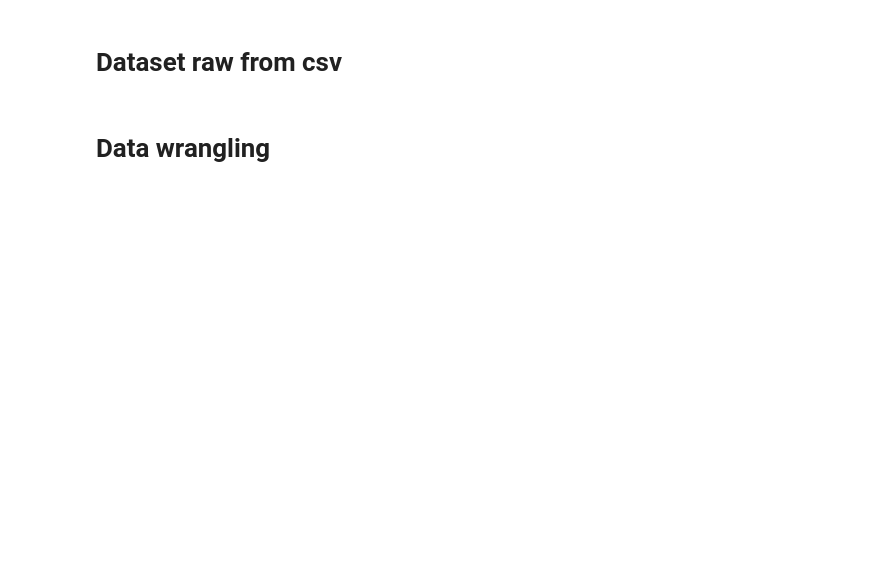
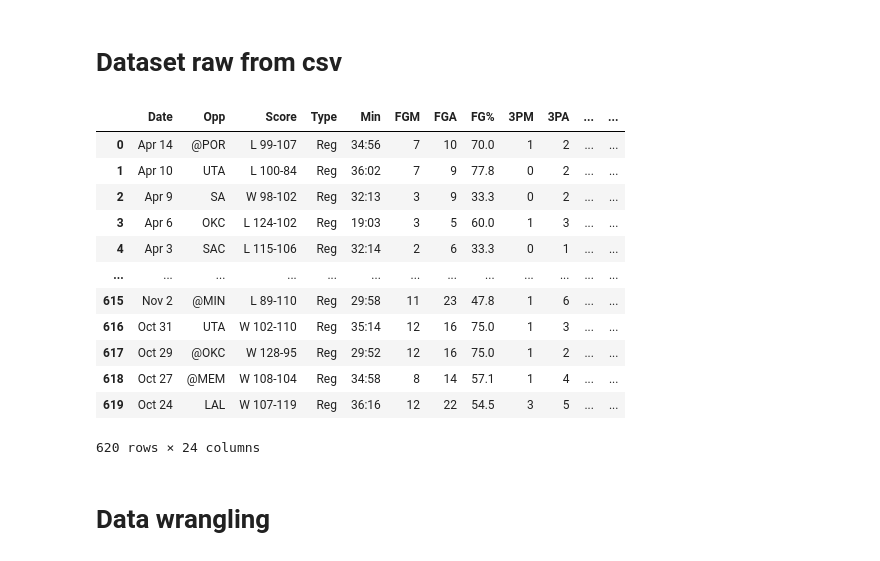
Before and after one commit to victorpecine/nba_data_science, a Jupyter notebook: nba_stats_jokic.ipynb, the cells around one changed output. Saved outputs shown, nothing was run; the diff lists cells and outputs as text; code cells hidden in the pictures; blank space fills up the shorter version.

```diff
--- a/nba_stats_jokic.ipynb
+++ b/nba_stats_jokic.ipynb
@@ -103,6 +109,8 @@ df_stats_jokic
 # %% [markdown]
 # Dataset raw from csv
 # %%
-df_stats_jokic = pd.read_csv('/content/drive/MyDrive/NBA Analysis/nba_stats_jokic_raw.csv',
-                             encoding='utf-8',
-                             sep=',')
+df_stats_jokic_raw = pd.read_csv('/content/drive/MyDrive/NBA Analysis/nba_stats_jokic_raw.csv',
+                                 encoding='utf-8',
+                                 sep=',')
+
+df_stats_jokic_raw.reset_index(drop=True, inplace=True)
@@ -113,3 +117,19 @@ df_stats_jokic.head(6)
+# %%
+df_stats_jokic_raw
+# %% [output]
+|  | Date | Opp | Score | Type | Min | FGM | FGA | FG% | 3PM | 3PA | ... | ... |
+| 0 | Apr 14 | @POR | L 99-107 | Reg | 34:56 | 7 | 10 | 70.0 | 1 | 2 | ... | ... |
+| 1 | Apr 10 | UTA | L 100-84 | Reg | 36:02 | 7 | 9 | 77.8 | 0 | 2 | ... | ... |
+| 2 | Apr 9 | SA | W 98-102 | Reg | 32:13 | 3 | 9 | 33.3 | 0 | 2 | ... | ... |
+| 3 | Apr 6 | OKC | L 124-102 | Reg | 19:03 | 3 | 5 | 60.0 | 1 | 3 | ... | ... |
+| 4 | Apr 3 | SAC | L 115-106 | Reg | 32:14 | 2 | 6 | 33.3 | 0 | 1 | ... | ... |
+| ... | ... | ... | ... | ... | ... | ... | ... | ... | ... | ... | ... | ... |
+| 615 | Nov 2 | @MIN | L 89-110 | Reg | 29:58 | 11 | 23 | 47.8 | 1 | 6 | ... | ... |
+| 616 | Oct 31 | UTA | W 102-110 | Reg | 35:14 | 12 | 16 | 75.0 | 1 | 3 | ... | ... |
+| 617 | Oct 29 | @OKC | W 128-95 | Reg | 29:52 | 12 | 16 | 75.0 | 1 | 2 | ... | ... |
+| 618 | Oct 27 | @MEM | W 108-104 | Reg | 34:58 | 8 | 14 | 57.1 | 1 | 4 | ... | ... |
+| 619 | Oct 24 | LAL | W 107-119 | Reg | 36:16 | 12 | 22 | 54.5 | 3 | 5 | ... | ... |
+620 rows × 24 columns
 # %% [markdown]
 # Data wrangling
 # %%
```
Also changed, not shown: parts of 75 cells of this notebook.
